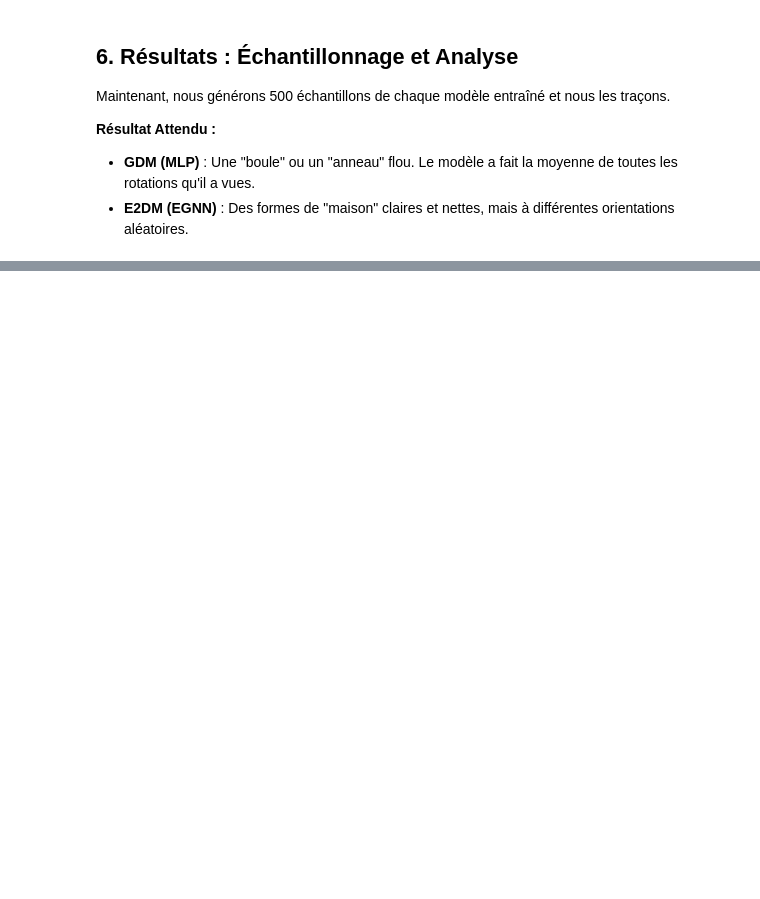
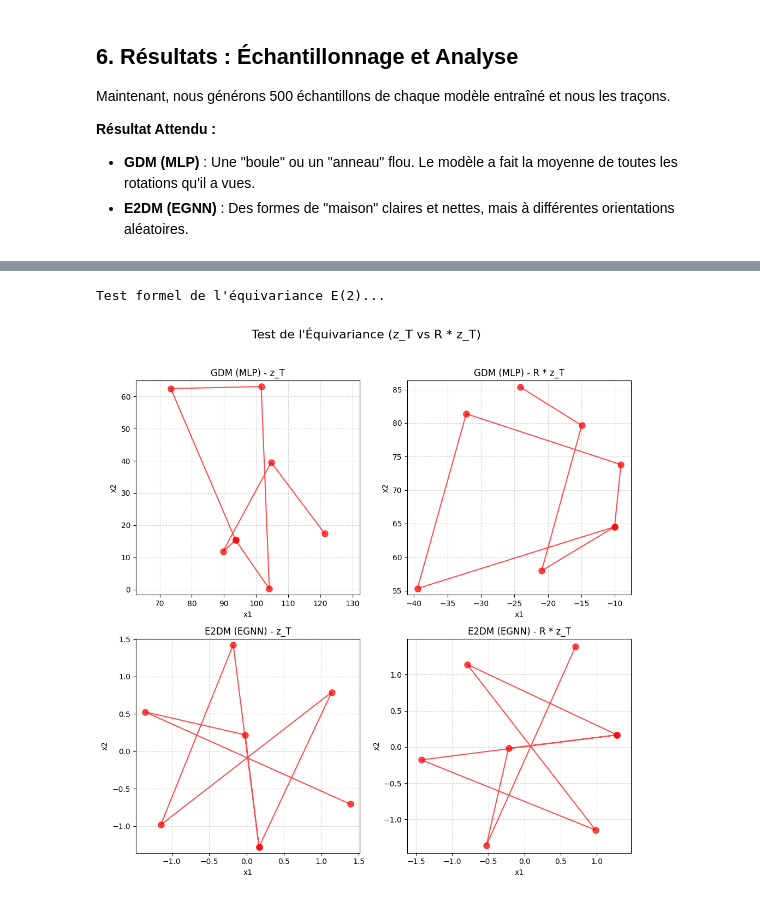
Before and after one commit to mdb0/Equivariant-Diffusion-for-Molecule-Generation-in-3D, a Jupyter notebook: toy_exemple.ipynb, the cells around one changed output, grey strips where cells are left out. Cells and saved outputs as stored; diff of their text form; code cells hidden in the pictures; blank space fills up the shorter version.

```diff
--- a/toy_exemple.ipynb
+++ b/toy_exemple.ipynb
@@ -506,0 +546,61 @@ plt.legend()
+# %%
+print("Test formel de l'équivariance E(2)...")
+
+# 1. Créer un seul point de bruit initial z_T
+z_T = torch.randn(1, N, 2, device=device)
+z_T = z_T - torch.mean(z_T, dim=1, keepdim=True) # Centre de gravité nul
+
+# 2. Créer une version tournée de ce bruit (rotation de 90 degrés)
+theta = torch.tensor(np.pi / 2.0, device=device)
+cos_t, sin_t = torch.cos(theta), torch.sin(theta)
+rot_matrix = torch.tensor([
+    [cos_t, -sin_t],
+    [sin_t,  cos_t]
+], device=device).float()
+
+z_T_rotated = z_T @ rot_matrix.T # Appliquer la rotation
+
+# 3. Dénoyage des deux bruits (z_T et R * z_T)
+# Nous devons modifier la boucle de sampling pour qu'elle n'ajoute PAS de bruit aléatoire (eps_x = 0)
+# afin de tester la propriété déterministe.
+def sample_deterministic(model, x_init):
+    x = x_init.clone()
+    for t in reversed(range(1, model.T + 1)):
+        t_tensor = torch.full((x.shape[0], 1), t, device=device).float()
+        with torch.no_grad():
+            dx = model.forward(x, t_tensor)
+
+        t_idx, s_idx = t, t - 1
+        alpha_t, omega_t = model.alpha[t_idx], model.omega[t_idx]
+        alpha_s, omega_s = model.alpha[s_idx], model.omega[s_idx]
+        sqrt_omega_t = model.sqrt_omega[t_idx]
+
+        alpha_ts = alpha_t / alpha_s
+        omega_ts = (omega_t - alpha_ts**2 * omega_s).clamp(min=1e-8)
+
+        term1 = x / alpha_ts
+        term2 = (omega_ts / (alpha_ts * sqrt_omega_t)) * dx
+        x = term1 - term2 # term3 (bruit aléatoire) est mis à 0
+    return x
+
+# 4. Générer les formes
+sample_gdm_1 = sample_deterministic(gdm_model, z_T)
+sample_gdm_2 = sample_deterministic(gdm_model, z_T_rotated)
+
+sample_e2dm_1 = sample_deterministic(e2dm_model, z_T)
+sample_e2dm_2 = sample_deterministic(e2dm_model, z_T_rotated)
+
+# 5. Tracer les résultats
+fig, axes = plt.subplots(2, 2, figsize=(10, 10))
+fig.suptitle("Test de l'Équivariance (z_T vs R * z_T)", fontsize=16, y=1.02)
+
+plot_samples(sample_gdm_1, "GDM (MLP) - z_T", ax=axes[0, 0])
+plot_samples(sample_gdm_2, "GDM (MLP) - R * z_T", ax=axes[0, 1])
+plot_samples(sample_e2dm_1, "E2DM (EGNN) - z_T", ax=axes[1, 0])
+plot_samples(sample_e2dm_2, "E2DM (EGNN) - R * z_T", ax=axes[1, 1])
+
+plt.tight_layout()
+plt.show()
+# %% [output]
+Test formel de l'équivariance E(2)...
+[figure, added]
```
Also changed, not shown: parts of 8 cells of this notebook, 2 other files.
